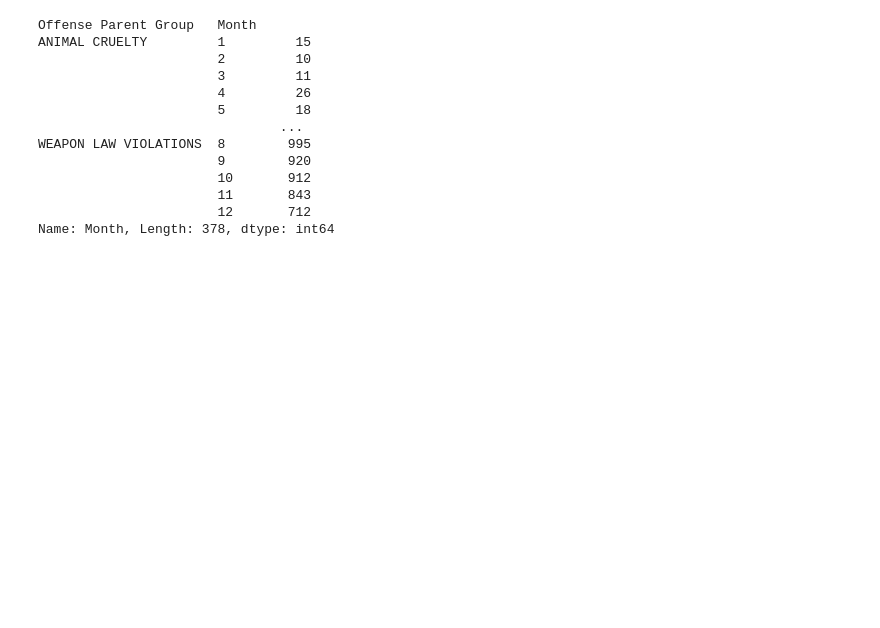
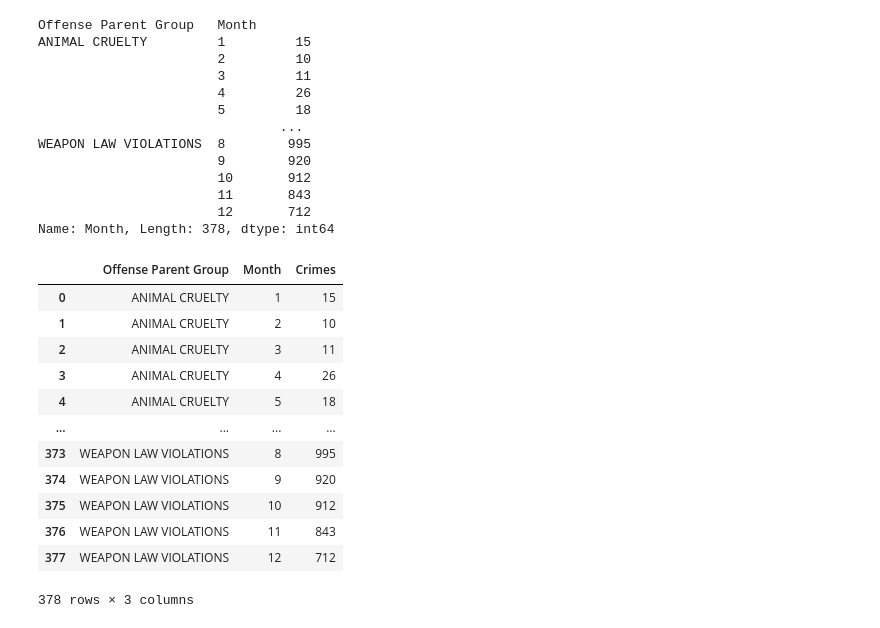
Before and after one commit to donmarcolaureano/seattle_crime, a Jupyter notebook: seattle_crime_data_notebook.ipynb, the cells around one changed output. Drawn from its saved outputs; the diff is of its cells as text; code cells hidden in the pictures; blank space fills up the shorter version.

```diff
--- a/seattle_crime_data_notebook.ipynb
+++ b/seattle_crime_data_notebook.ipynb
@@ -594,4 +594,19 @@ WEAPON LAW VIOLATIONS  8        995
                        12       712
 Name: Month, Length: 378, dtype: int64
 # %%
-month_crime = crimes_by_month.to_fr
+month_crime = crimes_by_month.to_frame('Crimes').reset_index()
+month_crime
+# %% [output]
+|  | Offense Parent Group | Month | Crimes |
+| 0 | ANIMAL CRUELTY | 1 | 15 |
+| 1 | ANIMAL CRUELTY | 2 | 10 |
+| 2 | ANIMAL CRUELTY | 3 | 11 |
+| 3 | ANIMAL CRUELTY | 4 | 26 |
+| 4 | ANIMAL CRUELTY | 5 | 18 |
+| ... | ... | ... | ... |
+| 373 | WEAPON LAW VIOLATIONS | 8 | 995 |
+| 374 | WEAPON LAW VIOLATIONS | 9 | 920 |
+| 375 | WEAPON LAW VIOLATIONS | 10 | 912 |
+| 376 | WEAPON LAW VIOLATIONS | 11 | 843 |
+| 377 | WEAPON LAW VIOLATIONS | 12 | 712 |
+378 rows × 3 columns
```
Also changed, not shown: parts of 3 cells of this notebook.
